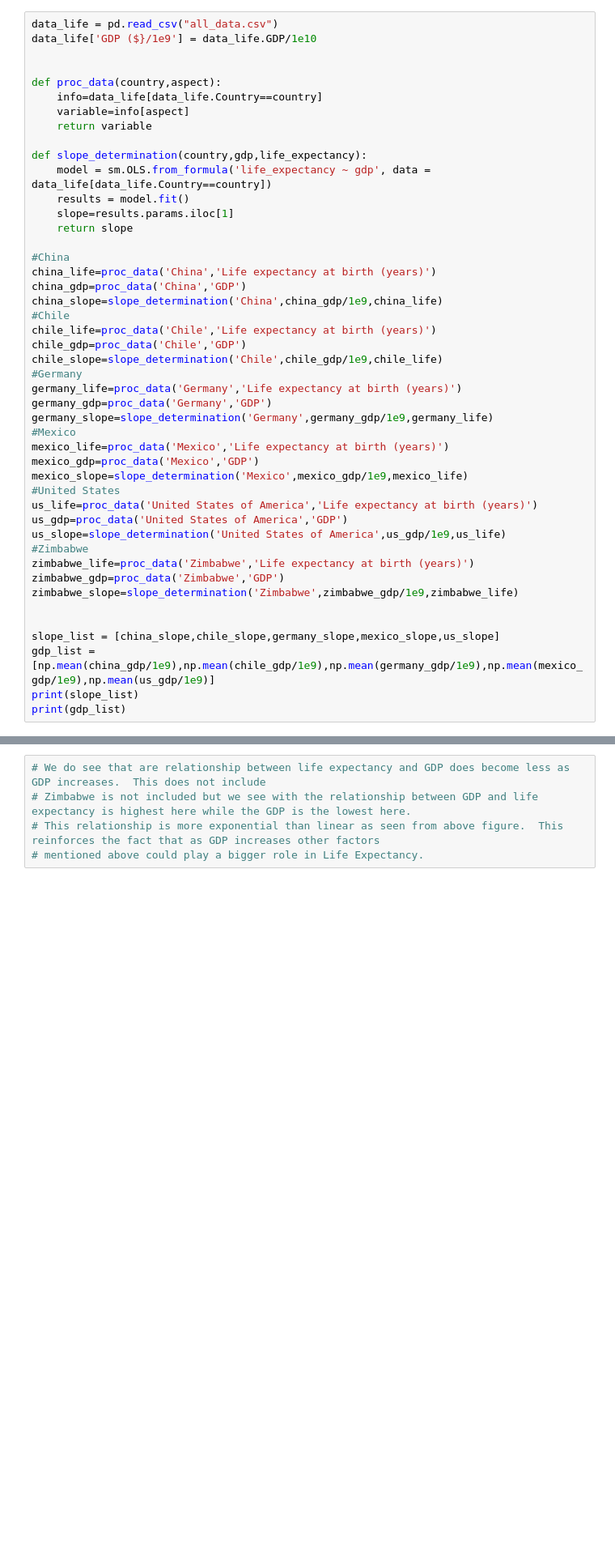
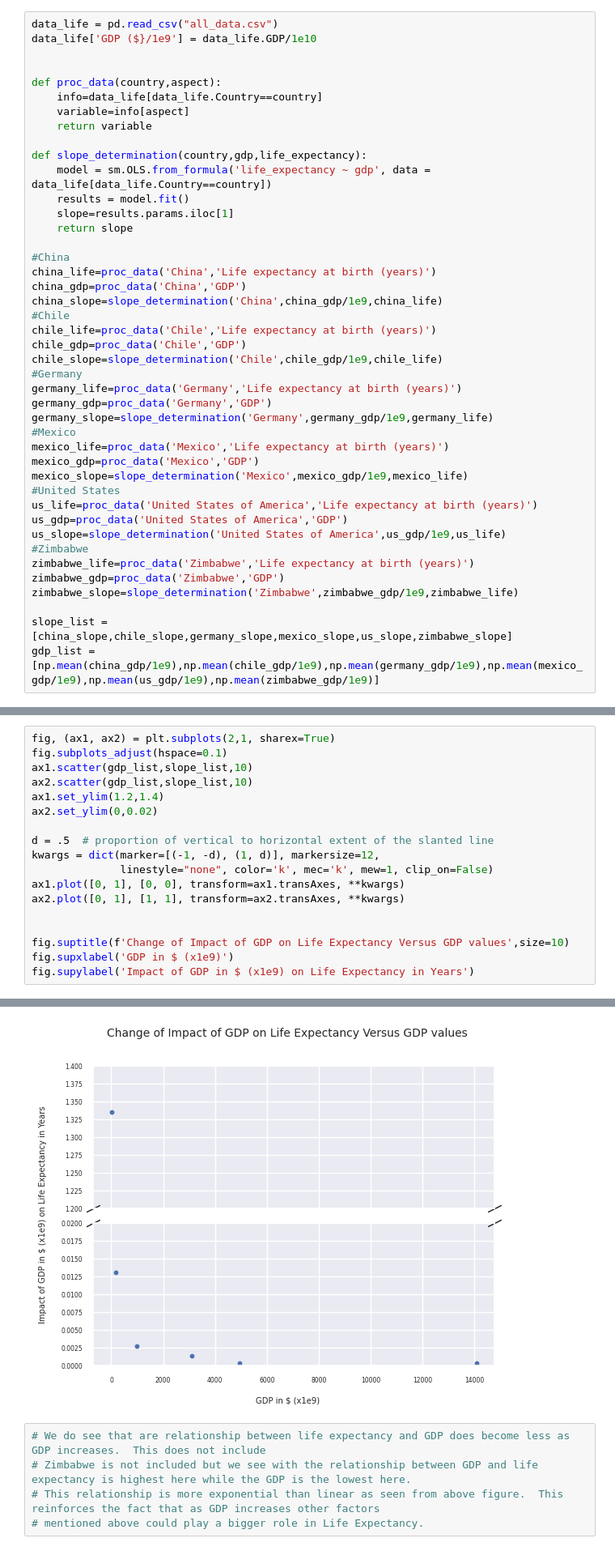
Before and after one commit to JMSnyder1980/DataPython_Projects, a Jupyter notebook: life_expectancy_gdp.ipynb, the cells around one changed output, grey strips where cells are left out. Shown at 81% size. Saved outputs shown, nothing was run; the diff lists cells and outputs as text; blank space fills up the shorter version.

```diff
--- a/life_expectancy_gdp.ipynb
+++ b/life_expectancy_gdp.ipynb
@@ -49,8 +50,5 @@ zimbabwe_life=proc_data('Zimbabwe','Life expectancy at birth (years)')
 zimbabwe_gdp=proc_data('Zimbabwe','GDP')
 zimbabwe_slope=slope_determination('Zimbabwe',zimbabwe_gdp/1e9,zimbabwe_life)
 
-
-slope_list = [china_slope,chile_slope,germany_slope,mexico_slope,us_slope]
-gdp_list = [np.mean(china_gdp/1e9),np.mean(chile_gdp/1e9),np.mean(germany_gdp/1e9),np.mean(mexico_gdp/1e9),np.mean(us_gdp/1e9)]
-print(slope_list)
-print(gdp_list)
+slope_list = [china_slope,chile_slope,germany_slope,mexico_slope,us_slope,zimbabwe_slope]
+gdp_list = [np.mean(china_gdp/1e9),np.mean(chile_gdp/1e9),np.mean(germany_gdp/1e9),np.mean(mexico_gdp/1e9),np.mean(us_gdp/1e9),np.mean(zimbabwe_gdp/1e9)]
@@ -154,0 +142,19 @@ Text(0, 0.5, 'Change in Life Expectancy due to GDP (measured in terms of slope)'
+# %%
+fig, (ax1, ax2) = plt.subplots(2,1, sharex=True)
+fig.subplots_adjust(hspace=0.1)
+ax1.scatter(gdp_list,slope_list,10)
+ax2.scatter(gdp_list,slope_list,10)
+ax1.set_ylim(1.2,1.4)
+ax2.set_ylim(0,0.02)
+
+d = .5  # proportion of vertical to horizontal extent of the slanted line
+kwargs = dict(marker=[(-1, -d), (1, d)], markersize=12,
+              linestyle="none", color='k', mec='k', mew=1, clip_on=False)
+ax1.plot([0, 1], [0, 0], transform=ax1.transAxes, **kwargs)
+ax2.plot([0, 1], [1, 1], transform=ax2.transAxes, **kwargs)
+
+
+fig.suptitle(f'Change of Impact of GDP on Life Expectancy Versus GDP values',size=10)
+fig.supxlabel('GDP in $ (x1e9)')
+fig.supylabel('Impact of GDP in $ (x1e9) on Life Expectancy in Years')
+# %% [output]
@@ -155,3 +162,4 @@ Text(0, 0.5, 'Change in Life Expectancy due to GDP (measured in terms of slope)'
+[figure, added]
 # %%
 # We do see that are relationship between life expectancy and GDP does become less as GDP increases.  This does not include
 # Zimbabwe is not included but we see with the relationship between GDP and life expectancy is highest here while the GDP is the lowest here.
```
Also changed, not shown: parts of 4 cells of this notebook.
